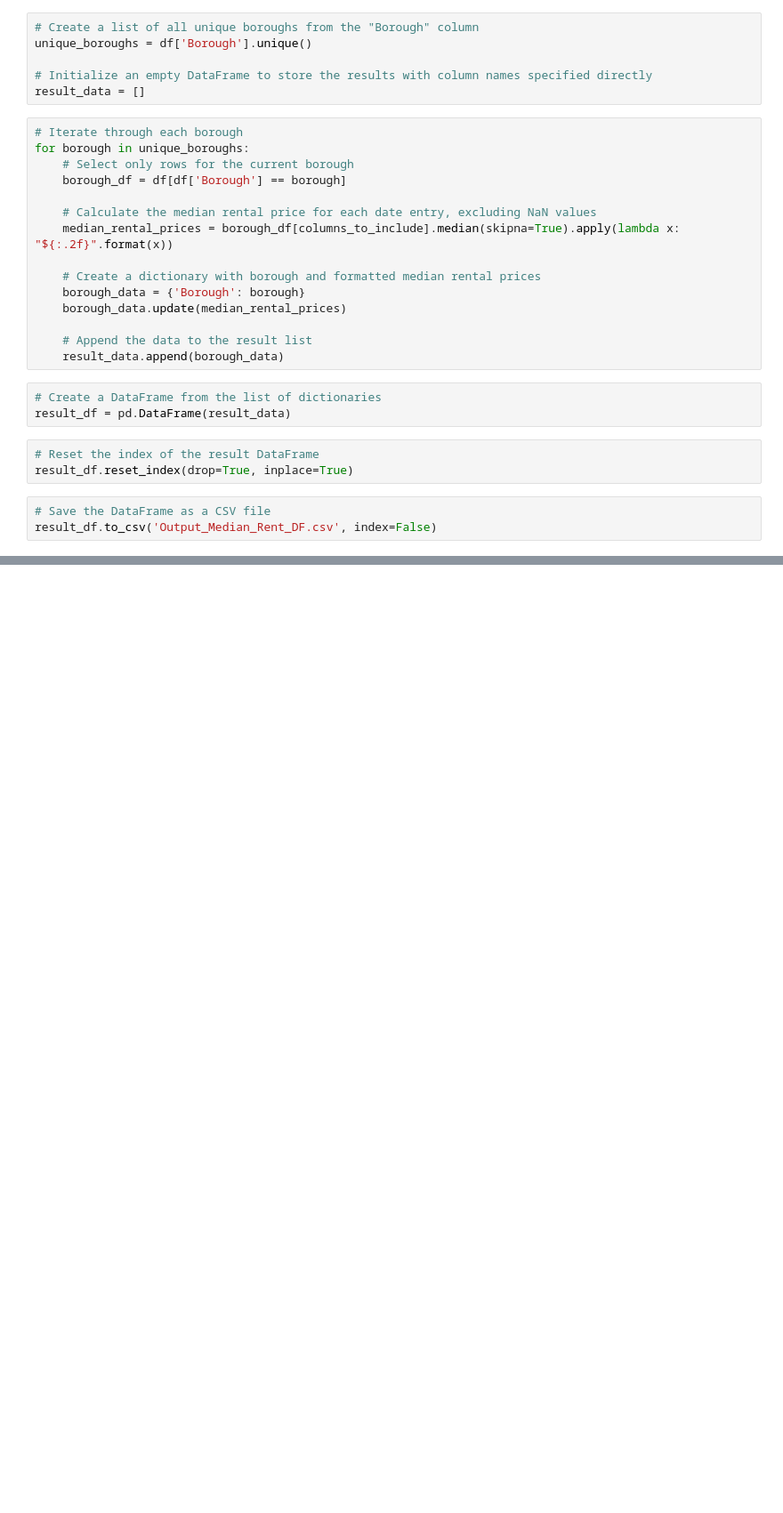
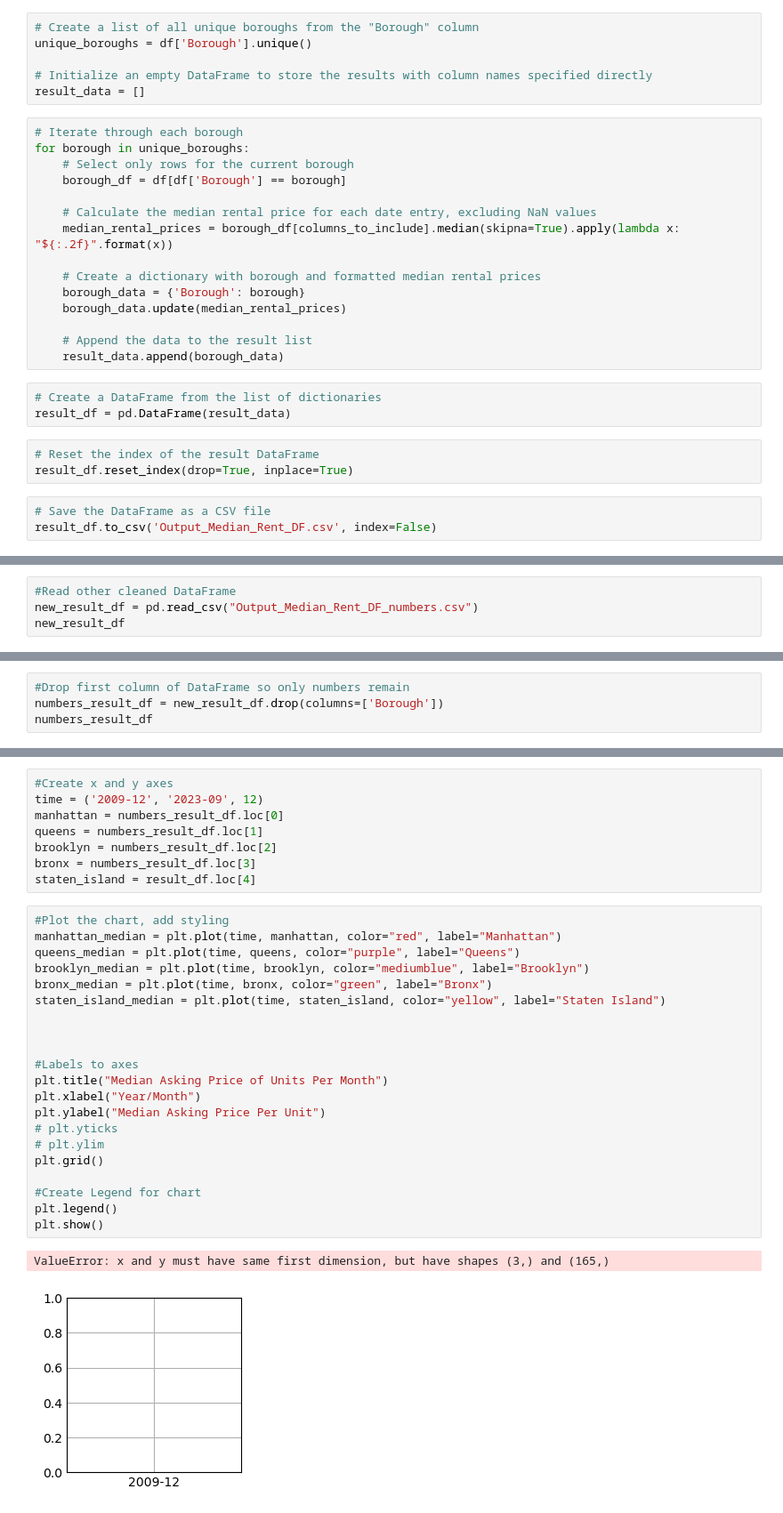
Before and after one commit to mtkrebs87/Project_1, a Jupyter notebook: Code Repository/Median-Price-by-Borough.ipynb, the cells around one changed output, grey strips where cells are left out. Shown at 89% size. Saved outputs shown, nothing was run; the diff lists cells and outputs as text; blank space fills up the shorter version.

Commit message:
Update
Added second csv to easily extract data. Working on second visual.

```diff
--- a/Code Repository/Median-Price-by-Borough.ipynb
+++ b/Code Repository/Median-Price-by-Borough.ipynb
@@ -85,0 +98,4 @@ print(result_df)
+# %%
+#Read other cleaned DataFrame
+new_result_df = pd.read_csv("Output_Median_Rent_DF_numbers.csv")
+new_result_df
@@ -85,0 +110,4 @@ print(result_df)
+# %%
+#Drop first column of DataFrame so only numbers remain
+numbers_result_df = new_result_df.drop(columns=['Borough'])
+numbers_result_df
@@ -85,0 +122,32 @@ print(result_df)
+# %%
+#Create x and y axes
+time = ('2009-12', '2023-09', 12)
+manhattan = numbers_result_df.loc[0]
+queens = numbers_result_df.loc[1]
+brooklyn = numbers_result_df.loc[2]
+bronx = numbers_result_df.loc[3]
+staten_island = result_df.loc[4]
+# %%
+#Plot the chart, add styling
+manhattan_median = plt.plot(time, manhattan, color="red", label="Manhattan")
+queens_median = plt.plot(time, queens, color="purple", label="Queens")
+brooklyn_median = plt.plot(time, brooklyn, color="mediumblue", label="Brooklyn")
+bronx_median = plt.plot(time, bronx, color="green", label="Bronx")
+staten_island_median = plt.plot(time, staten_island, color="yellow", label="Staten Island")
+
+
+
+#Labels to axes
+plt.title("Median Asking Price of Units Per Month")
+plt.xlabel("Year/Month")
+plt.ylabel("Median Asking Price Per Unit")
+# plt.yticks
+# plt.ylim
+plt.grid()
+
+#Create Legend for chart
+plt.legend()
+plt.show()
+# %% [output]
+ValueError: x and y must have same first dimension, but have shapes (3,) and (165,)
+[figure, added]
```
Also changed, not shown: parts of 5 cells of this notebook, 2 other files.
